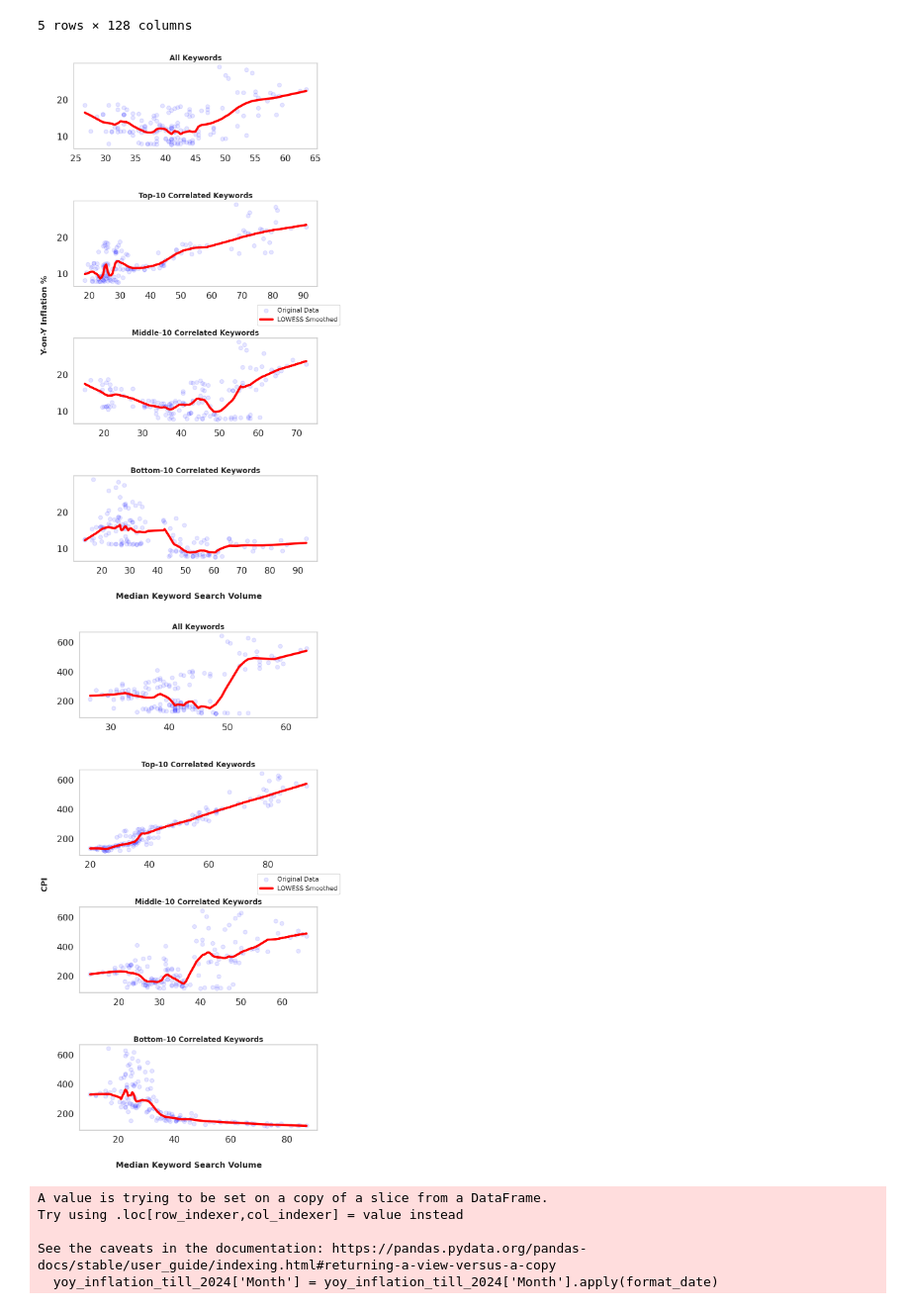
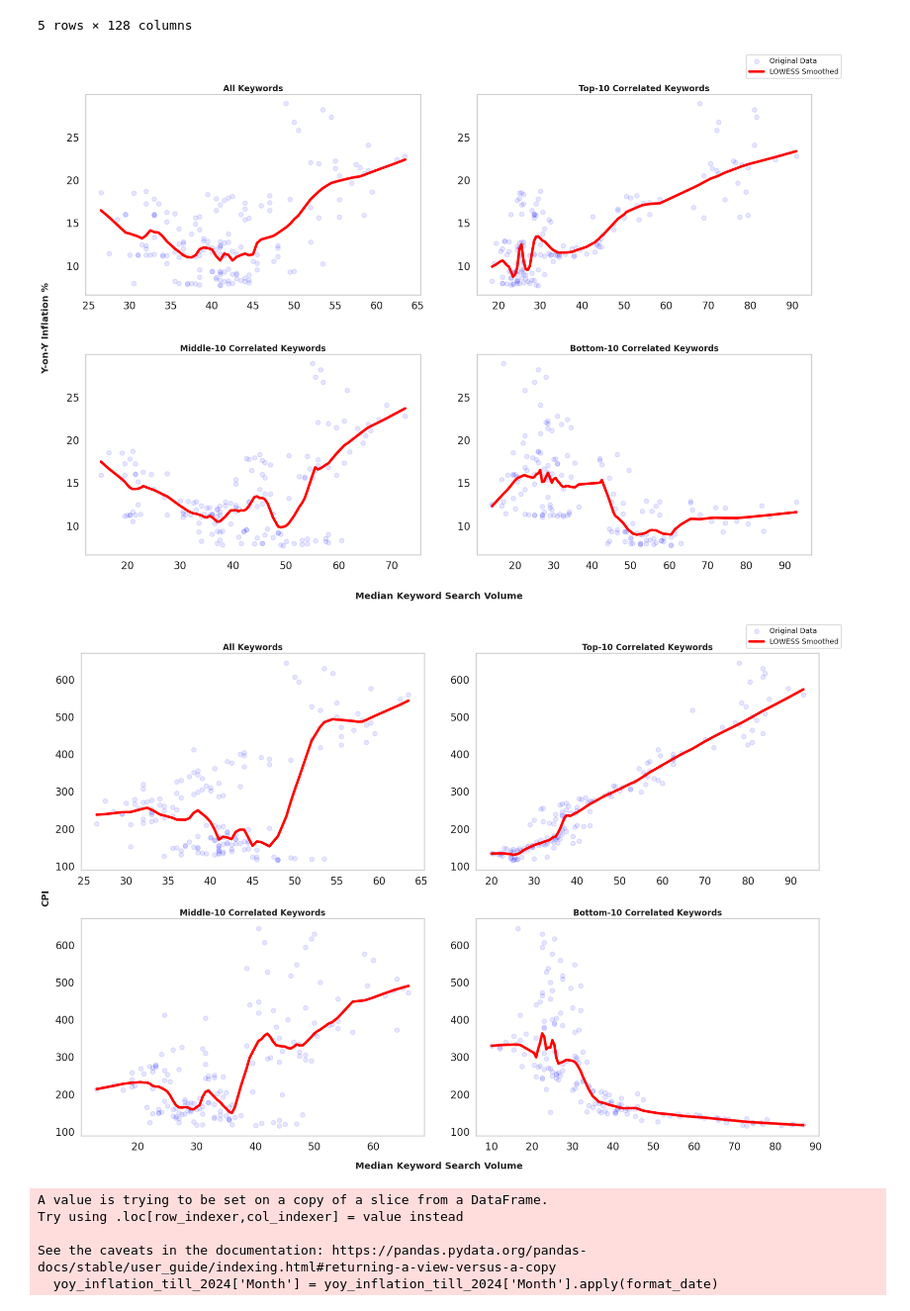
Before and after one commit to MartinsAwojide/inflation_nowcast, a Jupyter notebook: EDA.ipynb, the cells around one changed output. Shown at 99% size. Cells and saved outputs as stored; diff of their text form; code cells hidden in the pictures.

Commit message:
UPDATE: new modelling script and modification to LOWESS plots

```diff
--- a/EDA.ipynb
+++ b/EDA.ipynb
@@ -720,7 +720,8 @@ reordered_trends_keywords_2011_2023_cpi.head()
 5 rows × 128 columns
 # %%
 # Create figure with 4 subplots arranged vertically
-fig, (ax1, ax2, ax3, ax4) = plt.subplots(4, 1, figsize=(10, 18))
+fig, axs = plt.subplots(2, 2, figsize=(22, 15))
+ax1, ax2, ax3, ax4 = axs.flatten()
 
 # Store lines for legend
 lines1, lines2 = [], []
@@ -754,40 +755,42 @@ ax3.scatter(x, y, alpha=0.1, color='blue')
 ax3.plot(smoothed[:, 0], smoothed[:, 1], color='red', linewidth=5)
 ax3.set_title('Middle-10 Correlated Keywords', fontsize=16, weight='bold')
 ax3.grid(False)
 
 # Plot 4: Bottom 10 Keywords
 x = reordered_trends_keywords_2011_2023_inflation.iloc[:, -11:-1].median(axis=1).to_numpy()
 y = reordered_trends_keywords_2011_2023_inflation.iloc[:, [-1]].to_numpy().ravel()
 smoothed = sml.nonparametric.lowess(endog=y, exog=x, frac=0.15)
 ax4.scatter(x, y, alpha=0.1, color='blue')
 ax4.plot(smoothed[:, 0], smoothed[:, 1], color='red', linewidth=5)
 ax4.set_title('Bottom-10 Correlated Keywords', fontsize=16, weight='bold')
 ax4.grid(False)
 
 # Adjust layout and add common labels
 plt.tight_layout(pad=3.0)
-fig.text(0.04, 0.5, 'Y-on-Y Inflation %', va='center', rotation='vertical', fontsize=18, weight='bold')
+fig.text(0.01, 0.5, 'Y-on-Y Inflation %', va='center', rotation='vertical', fontsize=18, weight='bold')
 fig.text(0.5, 0.01, 'Median Keyword Search Volume', ha='center', fontsize=18, weight='bold')
 
 # Create a single central legend
 legend_elements = [
     lines1[0],
     lines2[0]
 ]
 fig.legend(legend_elements,
           ['Original Data', 'LOWESS Smoothed'],
-          loc='center right',
-          bbox_to_anchor=(0.98, 0.5),
+          loc='upper right',
+        #   bbox_to_anchor=(0.98, 0.5),
           fontsize=14)
 
 # Save and show plot
 plt.savefig('lowess_analysis_inflation_with_middle.png', dpi=300, bbox_inches='tight')
 plt.show()
 # %% [output]
-[figure, old version]
+[figure, new version]
 # %%
 # Create figure with 4 subplots arranged vertically
-fig, (ax1, ax2, ax3, ax4) = plt.subplots(4, 1, figsize=(10, 18))
+# fig, (ax1, ax2, ax3, ax4) = plt.subplots(2, 2, figsize=(7, 18))
+fig, axs = plt.subplots(2, 2, figsize=(22, 15))
+ax1, ax2, ax3, ax4 = axs.flatten()
 
 # Store lines for legend
 lines1, lines2 = [], []
@@ -832,8 +835,8 @@ ax4.set_title('Bottom-10 Correlated Keywords', fontsize=16, weight='bold')
 ax4.grid(False)
 
 # Adjust layout and add common labels
-plt.tight_layout(pad=3.0)
-fig.text(0.04, 0.5, 'CPI', va='center', rotation='vertical', fontsize=18, weight='bold')
+plt.tight_layout(pad=2.0)
+fig.text(0.01, 0.5, 'CPI', va='center', rotation='vertical', fontsize=18, weight='bold')
 fig.text(0.5, 0.01, 'Median Keyword Search Volume', ha='center', fontsize=18, weight='bold')
 
 # Create a single central legend
@@ -843,15 +846,15 @@ legend_elements = [
 ]
 fig.legend(legend_elements,
           ['Original Data', 'LOWESS Smoothed'],
-          loc='center right',
-          bbox_to_anchor=(0.98, 0.5),
+          loc='upper right',
+        #   bbox_to_anchor=(0.98, 0.5),
           fontsize=14)
 
 # Save and show plot
 plt.savefig('lowess_analysis_cpi_with_middle.png', dpi=300, bbox_inches='tight')
 plt.show()
 # %% [output]
-[figure, old version]
+[figure, new version]
 # %%
 # Convert string to datetime and then format
 def format_date(date_str):
```
Also changed, not shown: parts of 1 cell of this notebook, 3 other files.
